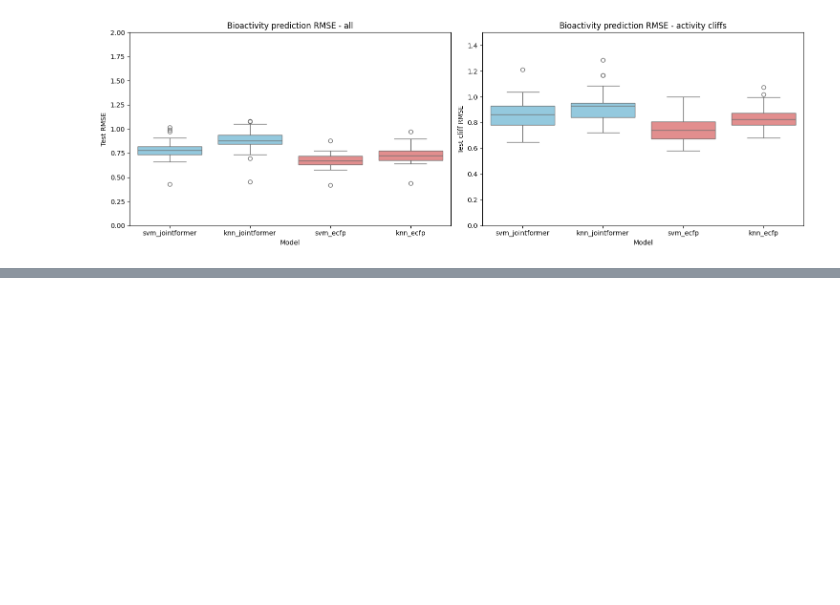
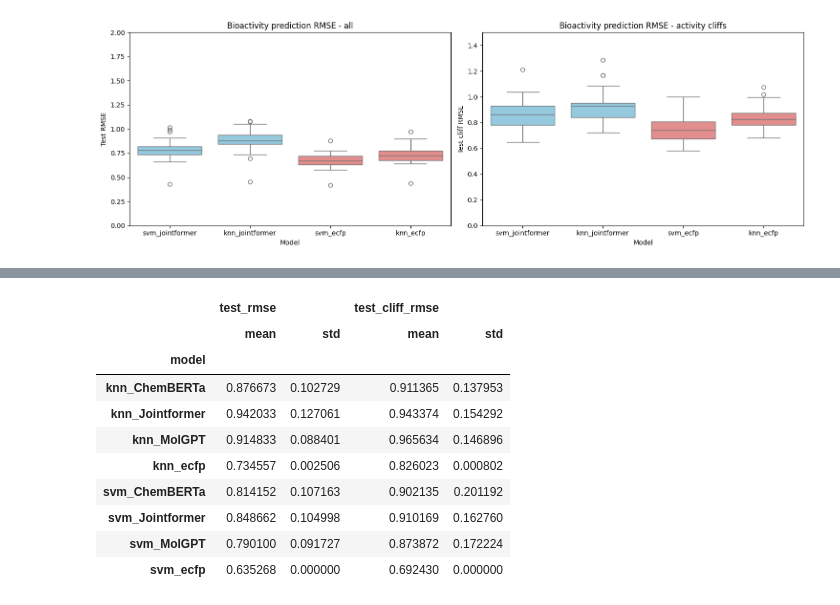
Before and after one commit to szczurek-lab/jointformer, a Jupyter notebook: experiments/notebooks/02-molecule-cliffs-analysis.ipynb, the cells around one changed output, grey strips where cells are left out. Cells and saved outputs as stored; diff of their text form; code cells hidden in the pictures; blank space fills up the shorter version.

```diff
--- a/experiments/notebooks/02-molecule-cliffs-analysis.ipynb
+++ b/experiments/notebooks/02-molecule-cliffs-analysis.ipynb
@@ -285,0 +672,19 @@ Passing `palette` without assigning `hue` is deprecated and will be removed in v
+# %%
+# Aggregate results over models
+results_agg_df = results_df.groupby("model").agg({
+    "test_rmse": ["mean", "std"],
+    "test_cliff_rmse": ["mean", "std"],
+})
+results_agg_df
+# %% [output]
+|  | test_rmse |  | test_cliff_rmse |  |
+|  | mean | std | mean | std |
+| model |  |  |  |  |
+| knn_ChemBERTa | 0.876673 | 0.102729 | 0.911365 | 0.137953 |
+| knn_Jointformer | 0.942033 | 0.127061 | 0.943374 | 0.154292 |
+| knn_MolGPT | 0.914833 | 0.088401 | 0.965634 | 0.146896 |
+| knn_ecfp | 0.734557 | 0.002506 | 0.826023 | 0.000802 |
+| svm_ChemBERTa | 0.814152 | 0.107163 | 0.902135 | 0.201192 |
+| svm_Jointformer | 0.848662 | 0.104998 | 0.910169 | 0.162760 |
+| svm_MolGPT | 0.790100 | 0.091727 | 0.873872 | 0.172224 |
+| svm_ecfp | 0.635268 | 0.000000 | 0.692430 | 0.000000 |
```
Also changed, not shown: parts of 17 cells of this notebook.
